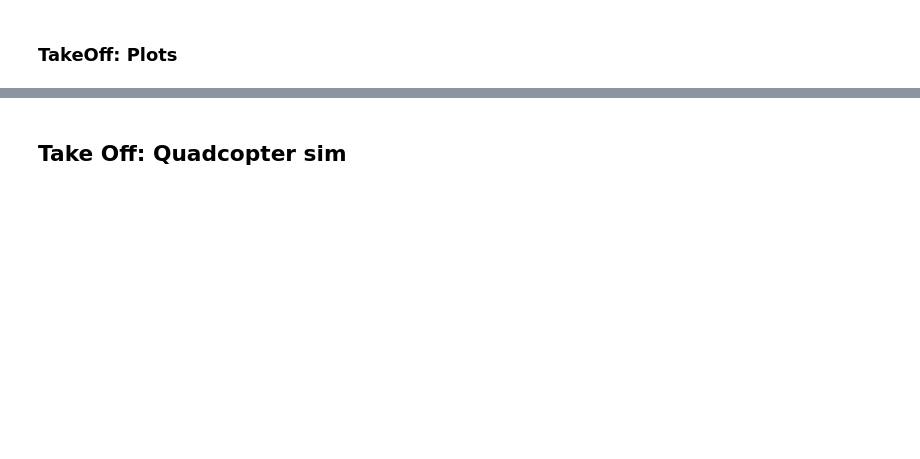
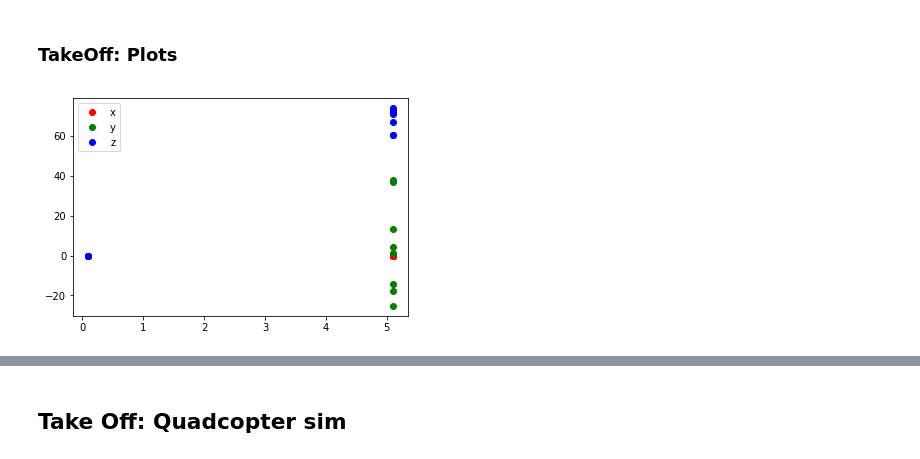
Before and after one commit to vykozlov/RL-Quadcopter-2, a Jupyter notebook: Quadcopter_Project.ipynb, the cells around one changed output, grey strips where cells are left out. Cells and saved outputs as stored; diff of their text form; code cells hidden in the pictures; blank space fills up the shorter version.

```diff
--- a/Quadcopter_Project.ipynb
+++ b/Quadcopter_Project.ipynb
@@ -279,9 +298,11 @@ plt.show()
 # %% [markdown]
 ### TakeOff: Plots
 # %%
-plt.plot(results['time'], results['x'], label='x')
-plt.plot(results['time'], results['y'], label='y')
-plt.plot(results['time'], results['z'], label='z')
+plt.plot(results['time'], results['x'], 'ro', label='x')
+plt.plot(results['time'], results['y'], 'go', label='y')
+plt.plot(results['time'], results['z'], 'bo', label='z')
 plt.legend()
 _ = plt.ylim()
+# %% [output]
+[figure, added]
 # %%
```
Also changed, not shown: parts of 12 cells of this notebook, 2 other files.
